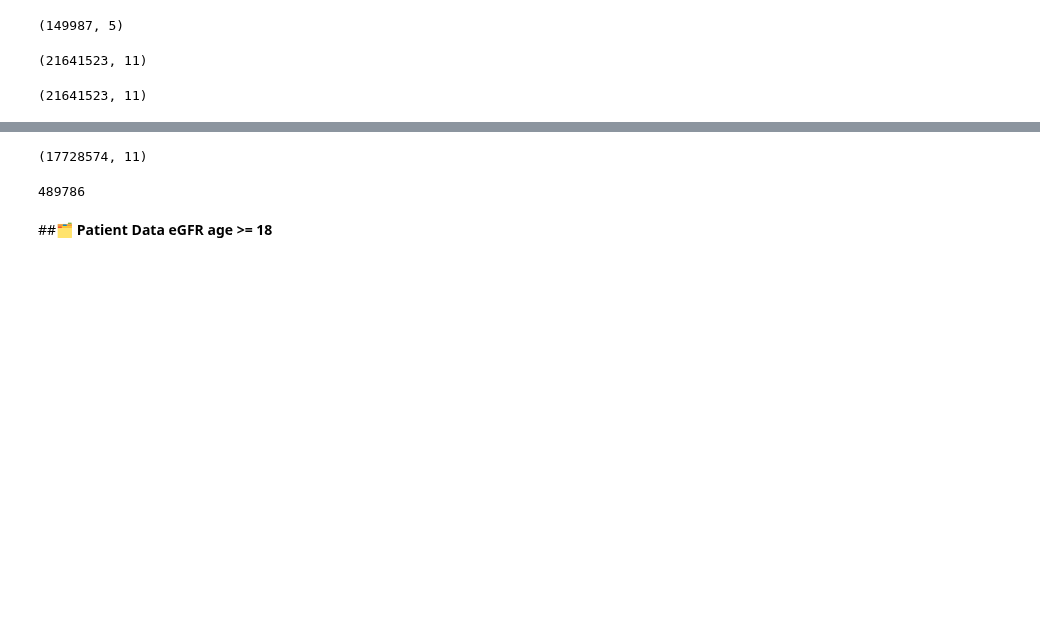
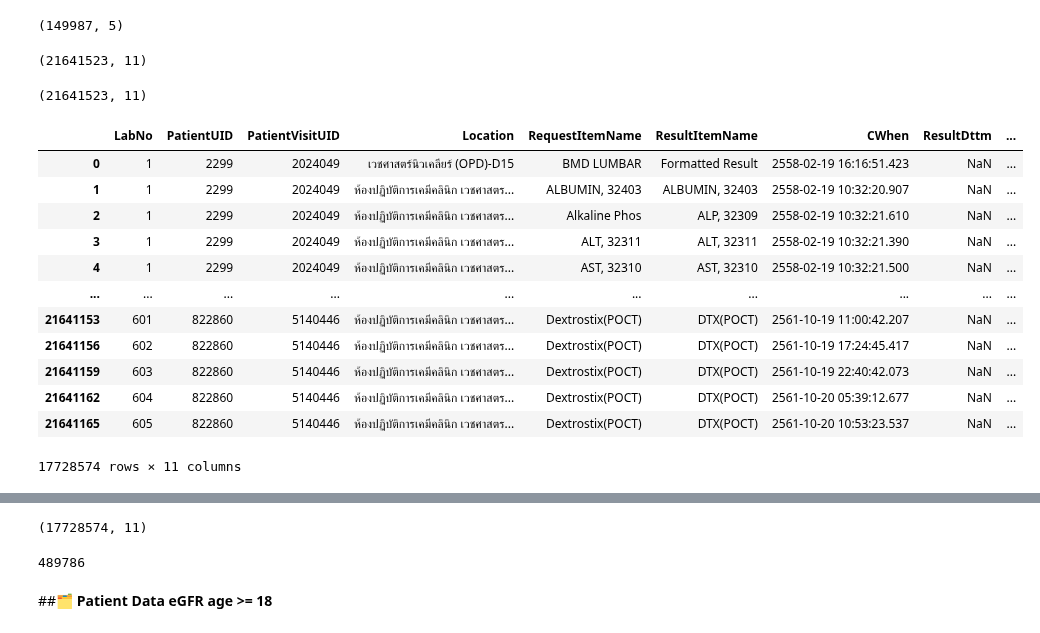
Before and after one commit to nxxk23/PROJECT, a Jupyter notebook: LabSlope.ipynb, the cells around one changed output, grey strips where cells are left out. Drawn from its saved outputs; the diff is of its cells as text; code cells hidden in the pictures; blank space fills up the shorter version.

```diff
--- a/LabSlope.ipynb
+++ b/LabSlope.ipynb
@@ -23,3 +23,19 @@ lab = pd.read_csv('/content/drive/MyDrive/Thesis Project Kidney/Lab.csv')
 lab.shape
 # %% [output]
 (21641523, 11)
+# %%
+lab
+# %% [output]
+|  | LabNo | PatientUID | PatientVisitUID | Location | RequestItemName | ResultItemName | CWhen | ResultDttm | ... |
+| 0 | 1 | 2299 | 2024049 | เวชศาสตร์นิวเคลียร์ (OPD)-D15 | BMD LUMBAR | Formatted Result | 2558-02-19 16:16:51.423 | NaN | ... |
+| 1 | 1 | 2299 | 2024049 | ห้องปฏิบัติการเคมีคลินิก เวชศาสตร... | ALBUMIN, 32403 | ALBUMIN, 32403 | 2558-02-19 10:32:20.907 | NaN | ... |
+| 2 | 1 | 2299 | 2024049 | ห้องปฏิบัติการเคมีคลินิก เวชศาสตร... | Alkaline Phos | ALP, 32309 | 2558-02-19 10:32:21.610 | NaN | ... |
+| 3 | 1 | 2299 | 2024049 | ห้องปฏิบัติการเคมีคลินิก เวชศาสตร... | ALT, 32311 | ALT, 32311 | 2558-02-19 10:32:21.390 | NaN | ... |
+| 4 | 1 | 2299 | 2024049 | ห้องปฏิบัติการเคมีคลินิก เวชศาสตร... | AST, 32310 | AST, 32310 | 2558-02-19 10:32:21.500 | NaN | ... |
+| ... | ... | ... | ... | ... | ... | ... | ... | ... | ... |
+| 21641153 | 601 | 822860 | 5140446 | ห้องปฏิบัติการเคมีคลินิก เวชศาสตร... | Dextrostix(POCT) | DTX(POCT) | 2561-10-19 11:00:42.207 | NaN | ... |
+| 21641156 | 602 | 822860 | 5140446 | ห้องปฏิบัติการเคมีคลินิก เวชศาสตร... | Dextrostix(POCT) | DTX(POCT) | 2561-10-19 17:24:45.417 | NaN | ... |
+| 21641159 | 603 | 822860 | 5140446 | ห้องปฏิบัติการเคมีคลินิก เวชศาสตร... | Dextrostix(POCT) | DTX(POCT) | 2561-10-19 22:40:42.073 | NaN | ... |
+| 21641162 | 604 | 822860 | 5140446 | ห้องปฏิบัติการเคมีคลินิก เวชศาสตร... | Dextrostix(POCT) | DTX(POCT) | 2561-10-20 05:39:12.677 | NaN | ... |
+| 21641165 | 605 | 822860 | 5140446 | ห้องปฏิบัติการเคมีคลินิก เวชศาสตร... | Dextrostix(POCT) | DTX(POCT) | 2561-10-20 10:53:23.537 | NaN | ... |
+17728574 rows × 11 columns
```
Also changed, not shown: parts of 4 cells of this notebook.
